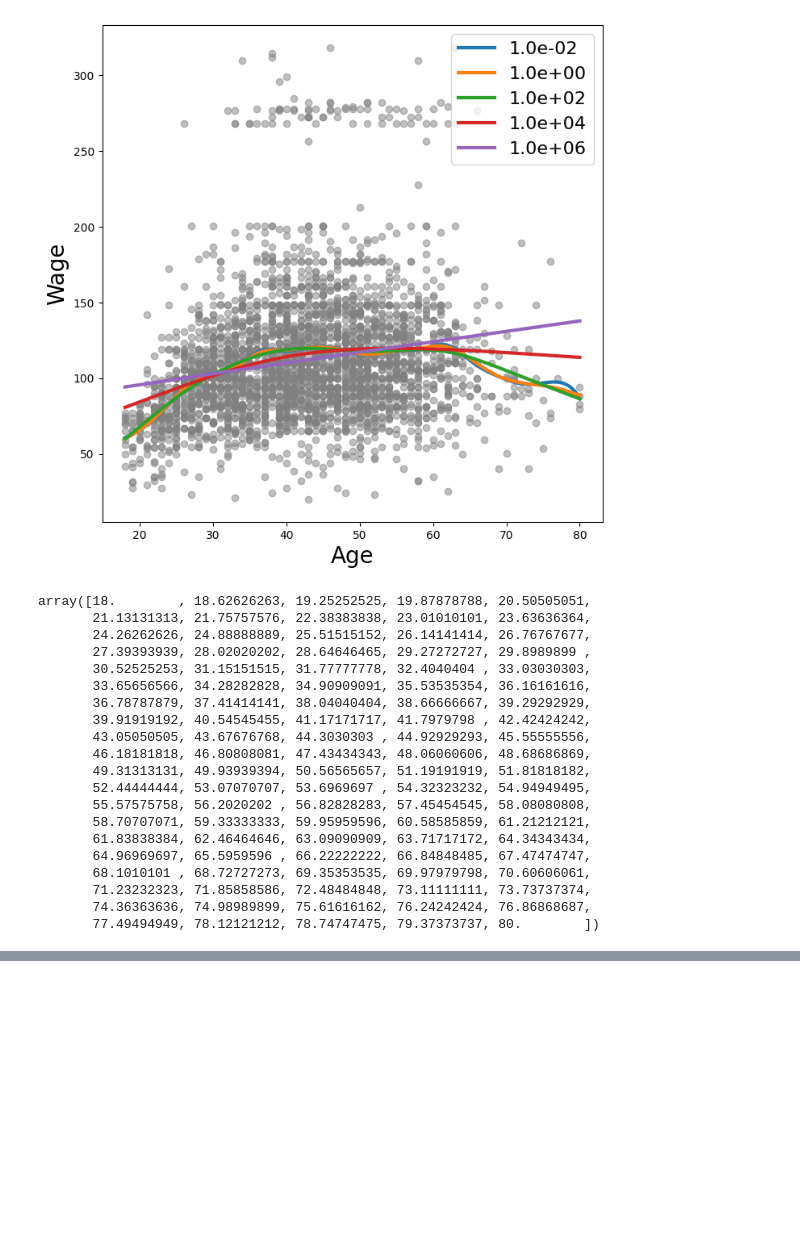
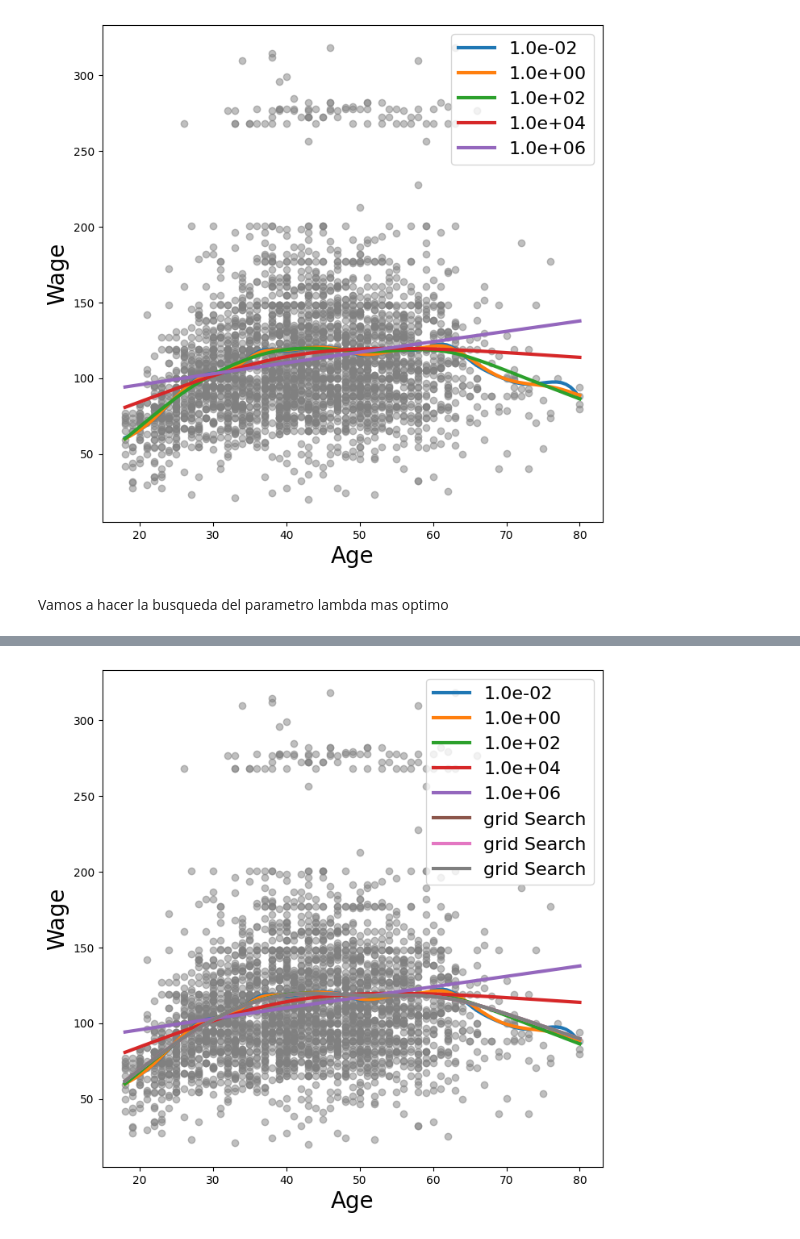
Before and after one commit to chuancao26/islp, a Jupyter notebook: LabNonLinearApproach.ipynb, the cells around one changed output, grey strips where cells are left out. Cells and saved outputs as stored; diff of their text form; code cells hidden in the pictures; blank space fills up the shorter version.

```diff
--- a/LabNonLinearApproach.ipynb
+++ b/LabNonLinearApproach.ipynb
@@ -269,26 +271,14 @@ ax.legend(fontsize=16)
 plt.show()
 # %% [output]
 [figure]
-# %%
-age_grid
-# %% [output]
-array([18.        , 18.62626263, 19.25252525, 19.87878788, 20.50505051,
-       21.13131313, 21.75757576, 22.38383838, 23.01010101, 23.63636364,
-       24.26262626, 24.88888889, 25.51515152, 26.14141414, 26.76767677,
-       27.39393939, 28.02020202, 28.64646465, 29.27272727, 29.8989899 ,
-       30.52525253, 31.15151515, 31.77777778, 32.4040404 , 33.03030303,
-       33.65656566, 34.28282828, 34.90909091, 35.53535354, 36.16161616,
-       36.78787879, 37.41414141, 38.04040404, 38.66666667, 39.29292929,
-       39.91919192, 40.54545455, 41.17171717, 41.7979798 , 42.42424242,
-       43.05050505, 43.67676768, 44.3030303 , 44.92929293, 45.55555556,
-       46.18181818, 46.80808081, 47.43434343, 48.06060606, 48.68686869,
-       49.31313131, 49.93939394, 50.56565657, 51.19191919, 51.81818182,
-       52.44444444, 53.07070707, 53.6969697 , 54.32323232, 54.94949495,
-       55.57575758, 56.2020202 , 56.82828283, 57.45454545, 58.08080808,
-       58.70707071, 59.33333333, 59.95959596, 60.58585859, 61.21212121,
-       61.83838384, 62.46464646, 63.09090909, 63.71717172, 64.34343434,
-       64.96969697, 65.5959596 , 66.22222222, 66.84848485, 67.47474747,
-       68.1010101 , 68.72727273, 69.35353535, 69.97979798, 70.60606061,
-       71.23232323, 71.85858586, 72.48484848, 73.11111111, 73.73737374,
-       74.36363636, 74.98989899, 75.61616162, 76.24242424, 76.86868687,
-       77.49494949, 78.12121212, 78.74747475, 79.37373737, 80.        ])
+# %% [markdown]
+Vamos a hacer la busqueda del parametro lambda mas optimo
+# %%
+gam_opt = gam.gridsearch(X_age, y)
+ax.plot(age_grid,
+        gam_opt.predict(age_grid),
+        label='grid Search',
+        linewidth=3)
+ax.legend(fontsize=16)
+fig
+# %% [output]
@@ -294,0 +286 @@ array([18.        , 18.62626263, 19.25252525, 19.87878788, 20.50505051,
+[figure, added]
```
Also changed, not shown: parts of 18 cells of this notebook.
